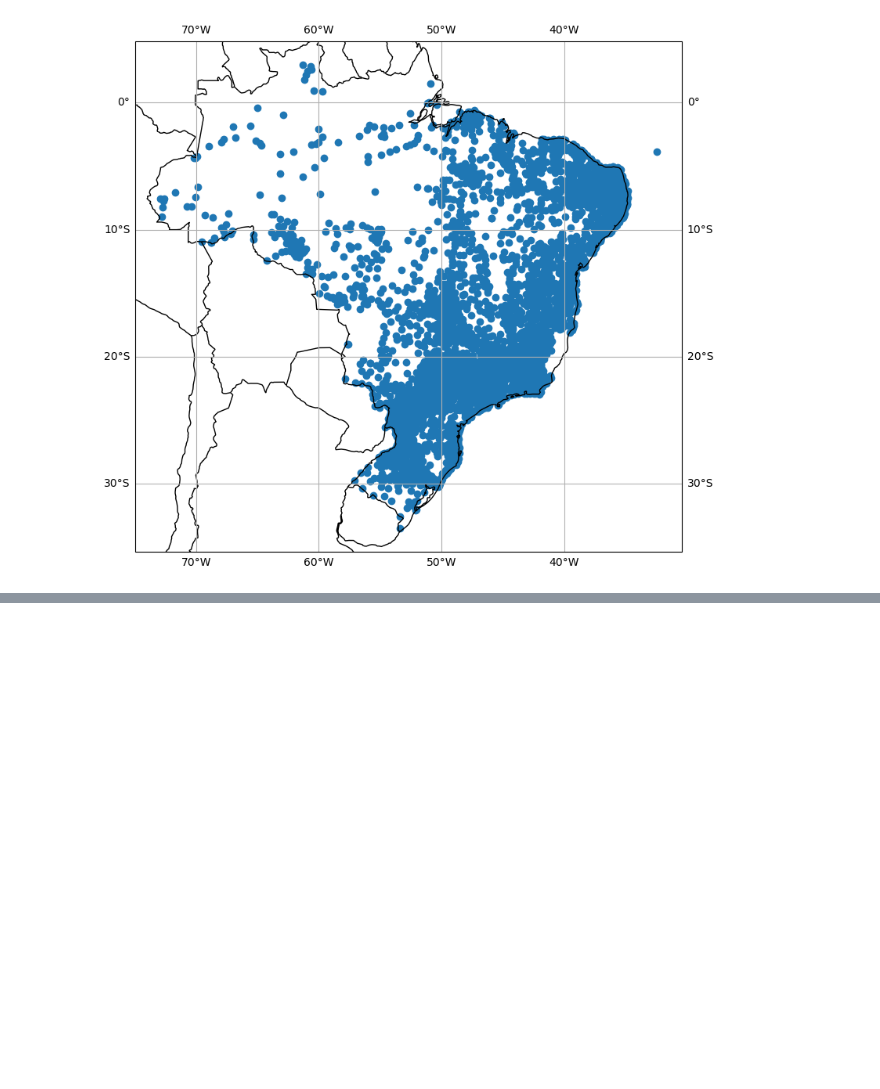
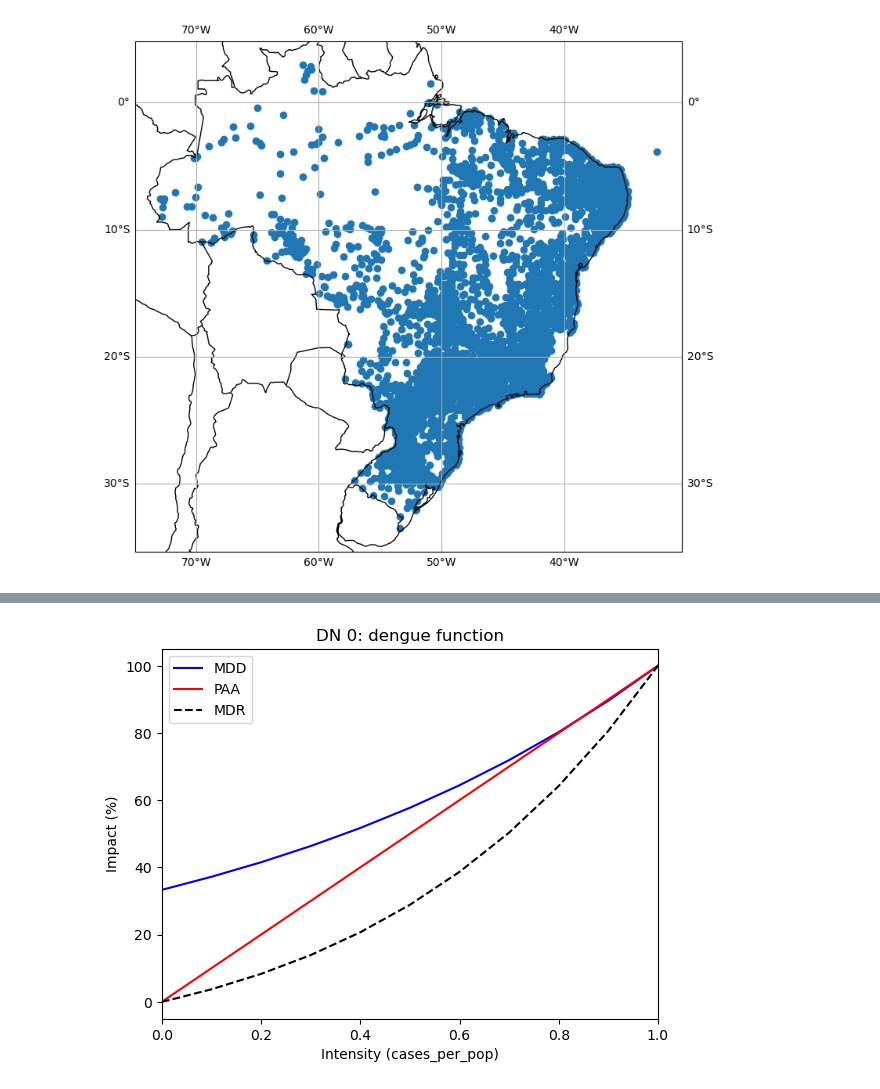
Before and after one commit to Labic-ICMC-USP/CLIMADA-BR, a Jupyter notebook: doc/tutorial/TUTORIAL_BASE_CLIMADA_BR.ipynb, the cells around one changed output, grey strips where cells are left out. Cells and saved outputs as stored; diff of their text form; code cells hidden in the pictures; blank space fills up the shorter version.

Commit message:
ImpactFuncSetFromExcel added

```diff
--- a/doc/tutorial/TUTORIAL_BASE_CLIMADA_BR.ipynb
+++ b/doc/tutorial/TUTORIAL_BASE_CLIMADA_BR.ipynb
@@ -51 +62,5 @@ climadabr.HazardFromExcel("TabelaDengueCoord.xlsx")
+# %%
+climadabr.ImpactFuncSetFromExcel("DengueFunc.xlsx")
+# %% [output]
+[figure, added]
 # %% [markdown]
```
Also changed, not shown: parts of 4 cells of this notebook, 1 other file.
